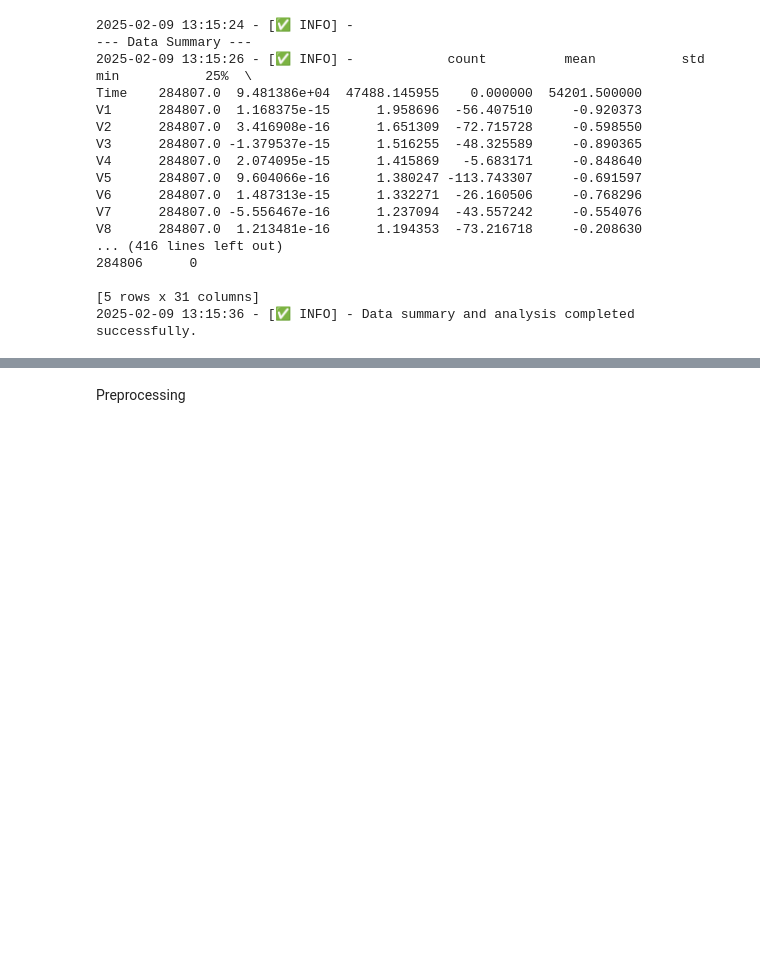
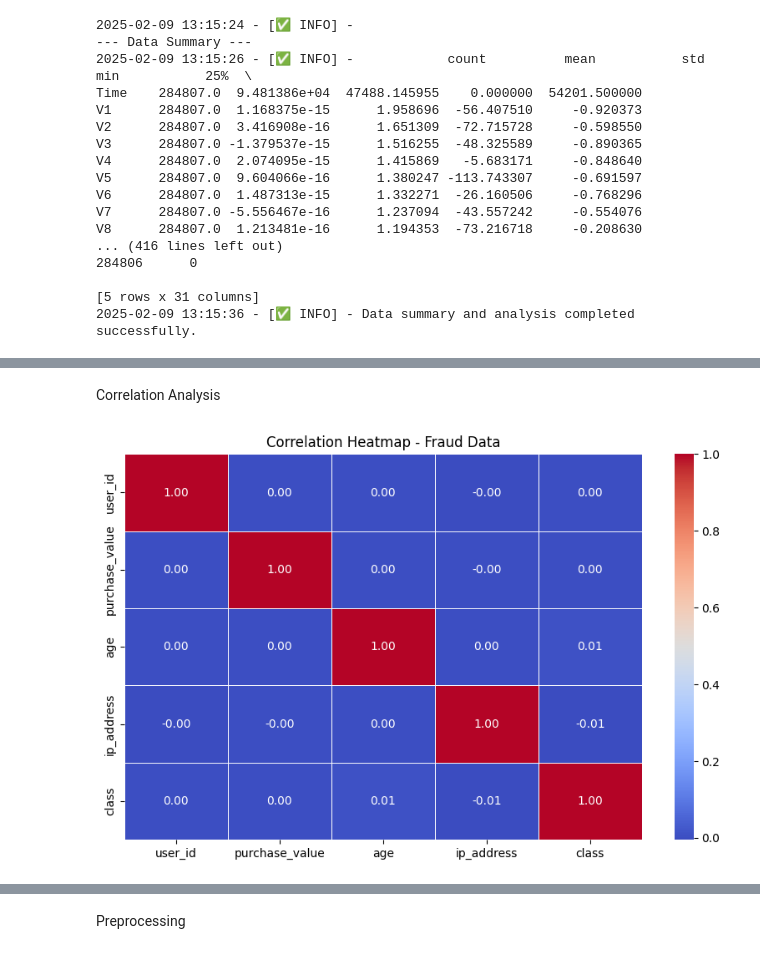
Before and after one commit to Khayo-7/10Academy-Kifiya-Week-8-9, a Jupyter notebook: notebooks/initial_EDA.ipynb, the cells around one changed output, grey strips where cells are left out. Saved outputs shown, nothing was run; the diff lists cells and outputs as text; code cells hidden in the pictures; blank space fills up the shorter version.

```diff
--- a/notebooks/initial_EDA.ipynb
+++ b/notebooks/initial_EDA.ipynb
@@ -70,0 +82,7 @@ V8      284807.0  1.213481e-16      1.194353  -73.216718     -0.208630
+# %% [markdown]
+Correlation Analysis
+# %%
+# Correlation Analysis
+plot_correlation(fraud_df, title="Correlation Heatmap - Fraud Data")
+# %% [output]
+[figure, added]
```
Also changed, not shown: parts of 12 cells of this notebook, 1 other file.
